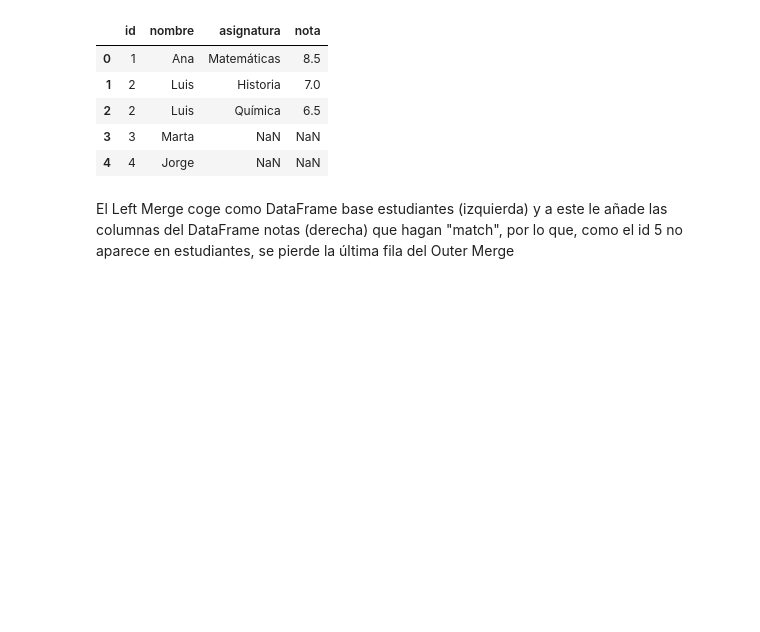
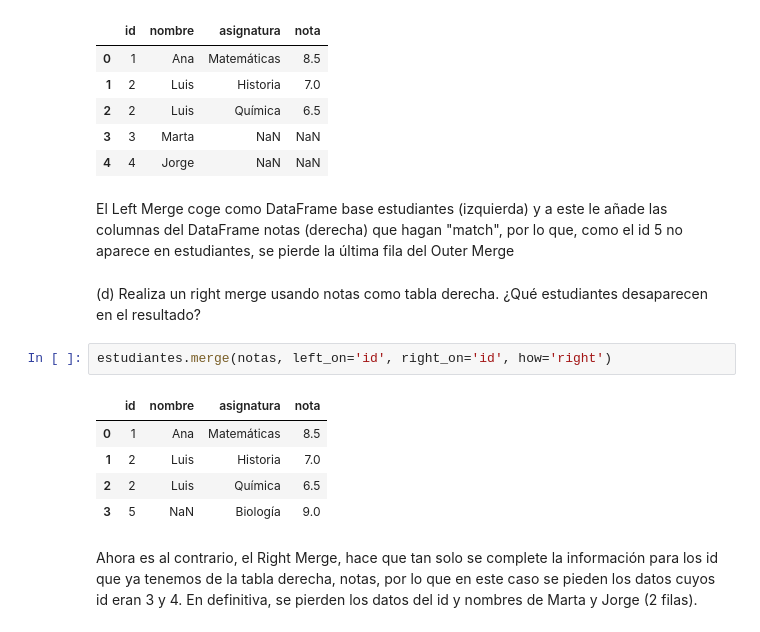
Before and after one commit to enricllorcamendoza-2002/ttad1, a Jupyter notebook: Entrega_2.ipynb, the cells around one changed output. Saved outputs shown, nothing was run; the diff lists cells and outputs as text; blank space fills up the shorter version.

```diff
--- a/Entrega_2.ipynb
+++ b/Entrega_2.ipynb
@@ -399,3 +399,15 @@ estudiantes.merge(notas, left_on='id', right_on='id', how='left')
 | 4 | 4 | Jorge | NaN | NaN |
 # %% [markdown]
 El Left Merge coge como DataFrame base estudiantes (izquierda) y a este le añade las columnas del DataFrame notas (derecha) que hagan "match", por lo que, como el id 5 no aparece en estudiantes, se pierde la última fila del Outer Merge
+# %% [markdown]
+(d) Realiza un right merge usando notas como tabla derecha. ¿Qué estudiantes desaparecen en el resultado?
+# %%
+estudiantes.merge(notas, left_on='id', right_on='id', how='right')
+# %% [output]
+|  | id | nombre | asignatura | nota |
+| 0 | 1 | Ana | Matemáticas | 8.5 |
+| 1 | 2 | Luis | Historia | 7.0 |
+| 2 | 2 | Luis | Química | 6.5 |
+| 3 | 5 | NaN | Biología | 9.0 |
+# %% [markdown]
+Ahora es al contrario, el Right Merge, hace que tan solo se complete la información para los id que ya tenemos de la tabla derecha, notas, por lo que en este caso se pieden los datos cuyos id eran 3 y 4. En definitiva, se pierden los datos del id y nombres de Marta y Jorge (2 filas).
```
